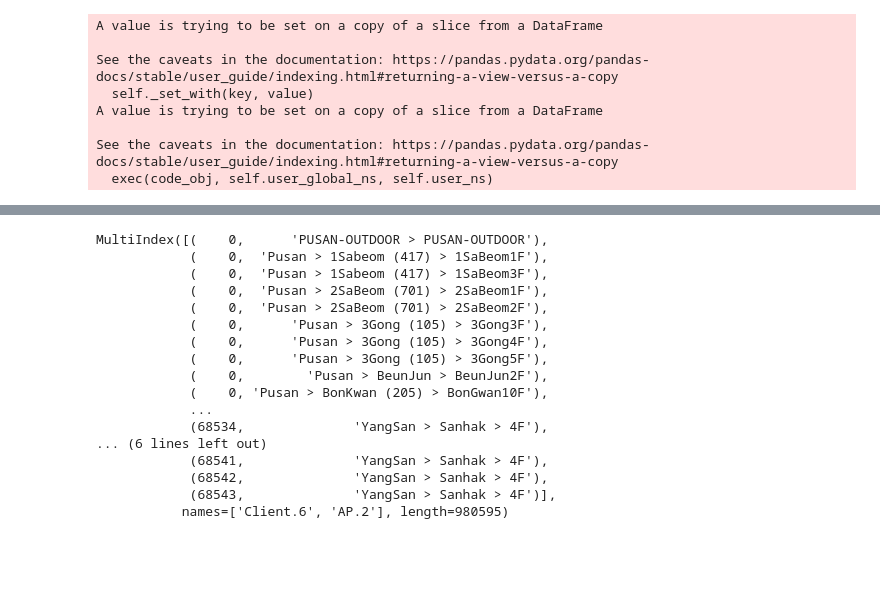
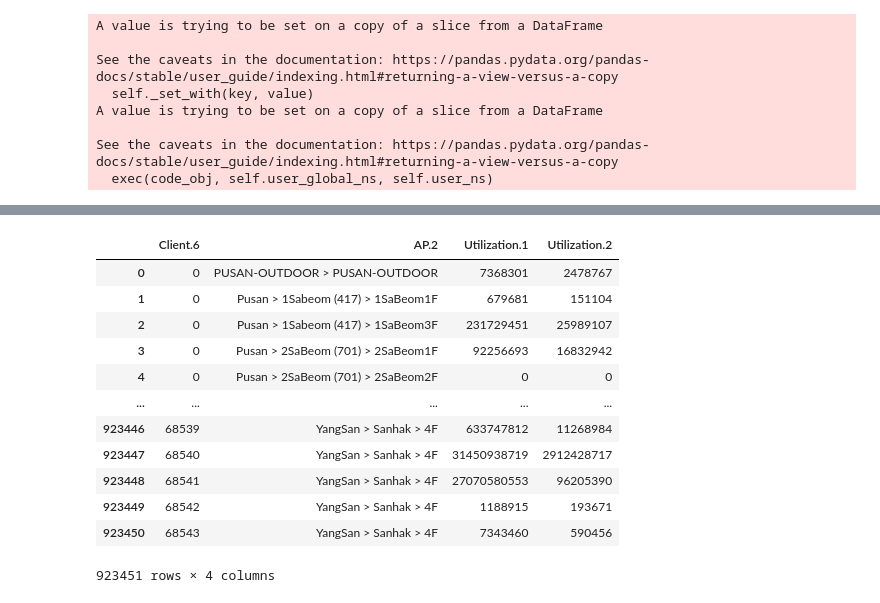
Before and after one commit to leeEunJooo/NetworkAssociation, a Jupyter notebook: groupbyClient.ipynb, the cells around one changed output, grey strips where cells are left out. Drawn from its saved outputs; the diff is of its cells as text; code cells hidden in the pictures; blank space fills up the shorter version.

```diff
--- a/groupbyClient.ipynb
+++ b/groupbyClient.ipynb
@@ -95,2 +159,2 @@ See the caveats in the documentation: https://pandas.pydata.org/pandas-docs/stab
 # %%
-grouped = only.groupby(by = ['Client.6', 'AP.2']).sum()
+grouped = temp.groupby(by = ['Client.6', 'AP.2']).sum()
@@ -105,5 +161,3 @@ from sklearn.preprocessing import StandardScaler
-# %%
-grouped = grouped.drop('MAC Address' ,0)
 # %%
 grouped
 # %% [output]
@@ -127,20 +177,0 @@ grouped.to_csv('./grouped.csv')
-# %%
-grouped.index
-# %% [output]
-MultiIndex([(    0,      'PUSAN-OUTDOOR > PUSAN-OUTDOOR'),
-            (    0,  'Pusan > 1Sabeom (417) > 1SaBeom1F'),
-            (    0,  'Pusan > 1Sabeom (417) > 1SaBeom3F'),
-            (    0,  'Pusan > 2SaBeom (701) > 2SaBeom1F'),
-            (    0,  'Pusan > 2SaBeom (701) > 2SaBeom2F'),
-            (    0,      'Pusan > 3Gong (105) > 3Gong3F'),
-            (    0,      'Pusan > 3Gong (105) > 3Gong4F'),
-            (    0,      'Pusan > 3Gong (105) > 3Gong5F'),
-            (    0,        'Pusan > BeunJun > BeunJun2F'),
-            (    0, 'Pusan > BonKwan (205) > BonGwan10F'),
-            ...
-            (68534,              'YangSan > Sanhak > 4F'),
-... (6 lines left out)
-            (68541,              'YangSan > Sanhak > 4F'),
-            (68542,              'YangSan > Sanhak > 4F'),
-            (68543,              'YangSan > Sanhak > 4F')],
-           names=['Client.6', 'AP.2'], length=980595)
@@ -160,0 +178,17 @@ plt.ylabel('scaled_y')
+# %%
+rgrouped = grouped.reset_index(drop = False, inplace = False)
+rgrouped
+# %% [output]
+|  | Client.6 | AP.2 | Utilization.1 | Utilization.2 |
+| 0 | 0 | PUSAN-OUTDOOR > PUSAN-OUTDOOR | 7368301 | 2478767 |
+| 1 | 0 | Pusan > 1Sabeom (417) > 1SaBeom1F | 679681 | 151104 |
+| 2 | 0 | Pusan > 1Sabeom (417) > 1SaBeom3F | 231729451 | 25989107 |
+| 3 | 0 | Pusan > 2SaBeom (701) > 2SaBeom1F | 92256693 | 16832942 |
+| 4 | 0 | Pusan > 2SaBeom (701) > 2SaBeom2F | 0 | 0 |
+| ... | ... | ... | ... | ... |
+| 923446 | 68539 | YangSan > Sanhak > 4F | 633747812 | 11268984 |
+| 923447 | 68540 | YangSan > Sanhak > 4F | 31450938719 | 2912428717 |
+| 923448 | 68541 | YangSan > Sanhak > 4F | 27070580553 | 96205390 |
+| 923449 | 68542 | YangSan > Sanhak > 4F | 1188915 | 193671 |
+| 923450 | 68543 | YangSan > Sanhak > 4F | 7343460 | 590456 |
+923451 rows × 4 columns
```
Also changed, not shown: parts of 25 cells of this notebook.
